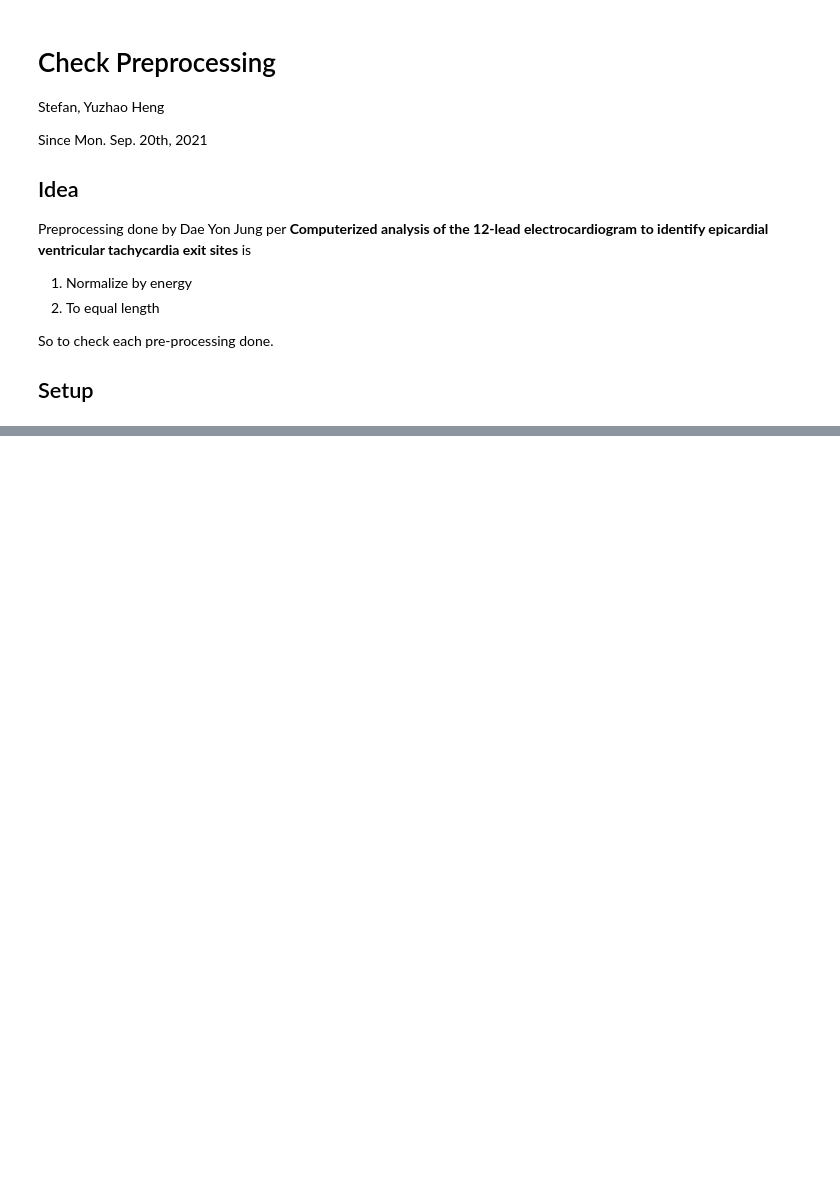
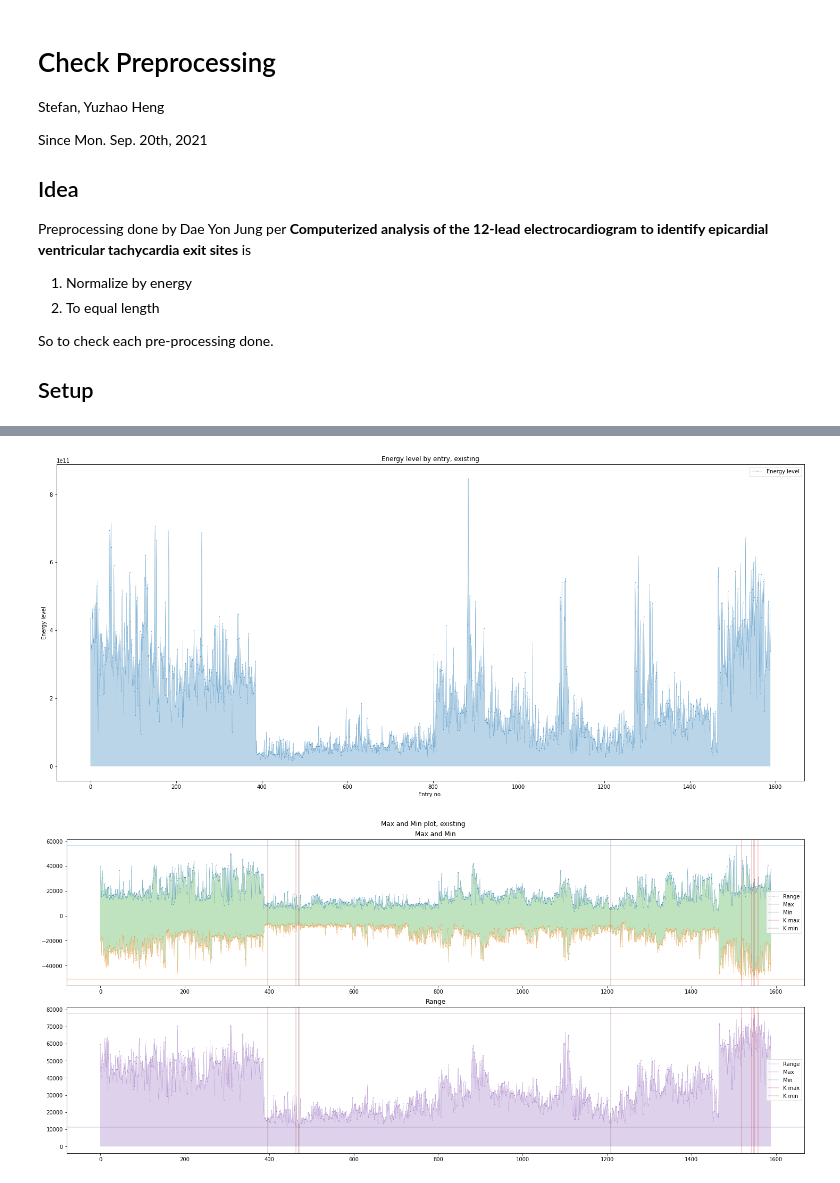
Before and after one commit to StefanHeng/ECG-PVC-Classifier, a Jupyter notebook: Data-Processing/check_preprocesing.ipynb, the cells around one changed output, grey strips where cells are left out. Cells and saved outputs as stored; diff of their text form; code cells hidden in the pictures; blank space fills up the shorter version.

Commit message:
New: check signal range; Update: check previous energy normalization

```diff
--- a/Data-Processing/check_preprocesing.ipynb
+++ b/Data-Processing/check_preprocesing.ipynb
@@ -34 +42,8 @@ ecgs = dg('daePm.ecg')
+# %%
+t = 'existing'
+plot_energy(ecgs, title=t)
+plot_max_min(ecgs, k=5, title=t)
+# %% [output]
+[figure, added]
+[figure, added]
 # %% [markdown]
```
Also changed, not shown: parts of 5 cells of this notebook, 3 other files.
